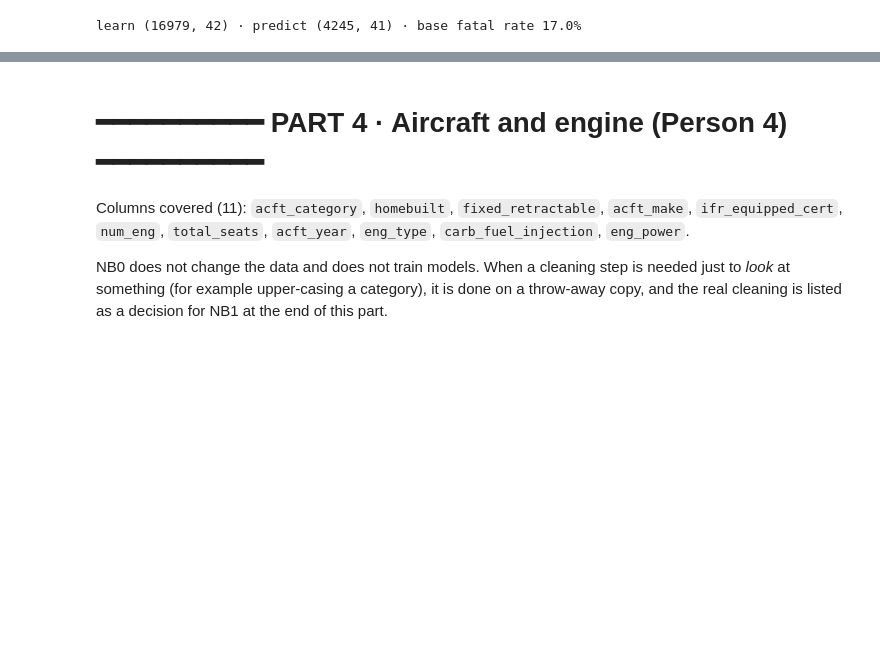
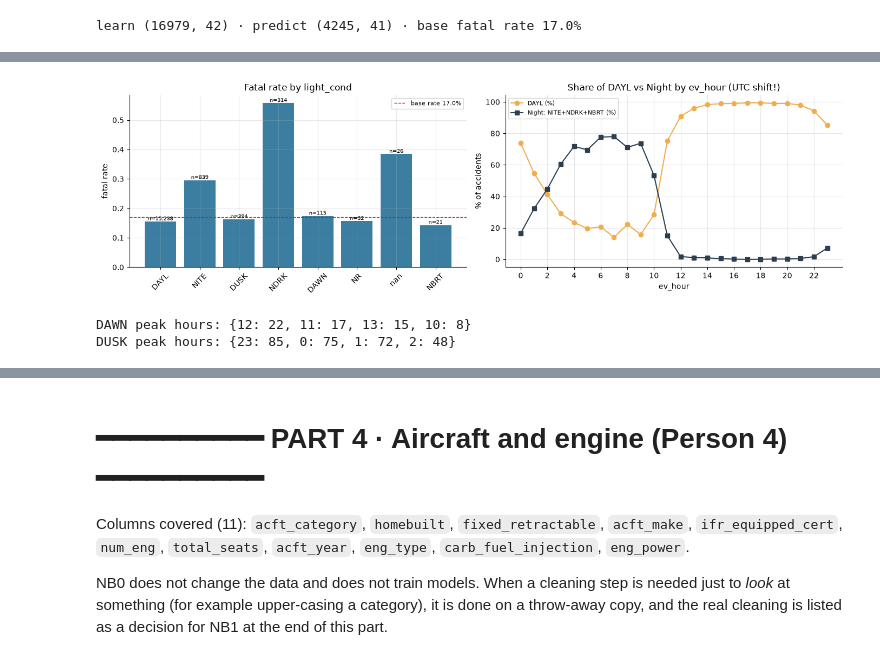
Before and after one commit to JoaoUmbels/MLBROSS, a Jupyter notebook: ML20_NB0_EDA.ipynb, the cells around one changed output, grey strips where cells are left out. Saved outputs shown, nothing was run; the diff lists cells and outputs as text; code cells hidden in the pictures; blank space fills up the shorter version.

```diff
--- a/ML20_NB0_EDA.ipynb
+++ b/ML20_NB0_EDA.ipynb
@@ -53,0 +158,22 @@ learn (16979, 42) · predict (4245, 41) · base fatal rate 17.0%
+# %%
+fig, ax = plt.subplots(1, 2, figsize=(14, 4.2))
+plot_cat_vs_target(T, "light_cond", min_n=1, ax=ax[0], title="Fatal rate by light_cond")
+
+ct = pd.crosstab(T["ev_hour"].dropna().astype(int), T["light_cond"].fillna("NaN"))
+night_cols = [c for c in ["NITE", "NDRK", "NBRT"] if c in ct.columns]
+day_share = ct["DAYL"] / ct.sum(axis=1) * 100
+night_share = ct[night_cols].sum(axis=1) / ct.sum(axis=1) * 100
+
+ax[1].plot(ct.index, day_share, marker="o", label="DAYL (%)", color="#f0ad4e")
+ax[1].plot(ct.index, night_share, marker="s", label="Night: NITE+NDRK+NBRT (%)", color="#2c3e50")
+ax[1].set_xticks(range(0, 24, 2)); ax[1].set_xlabel("ev_hour"); ax[1].set_ylabel("% of accidents")
+ax[1].set_title("Share of DAYL vs Night by ev_hour (UTC shift!)"); ax[1].legend(fontsize=8)
+
+plt.tight_layout(); plt.show()
+
+print("DAWN peak hours:", ct["DAWN"].sort_values(ascending=False).head(4).to_dict())
+print("DUSK peak hours:", ct["DUSK"].sort_values(ascending=False).head(4).to_dict())
+# %% [output]
+[figure, added]
+DAWN peak hours: {12: 22, 11: 17, 13: 15, 10: 8}
+DUSK peak hours: {23: 85, 0: 75, 1: 72, 2: 48}
```
Also changed, not shown: parts of 19 cells of this notebook.
